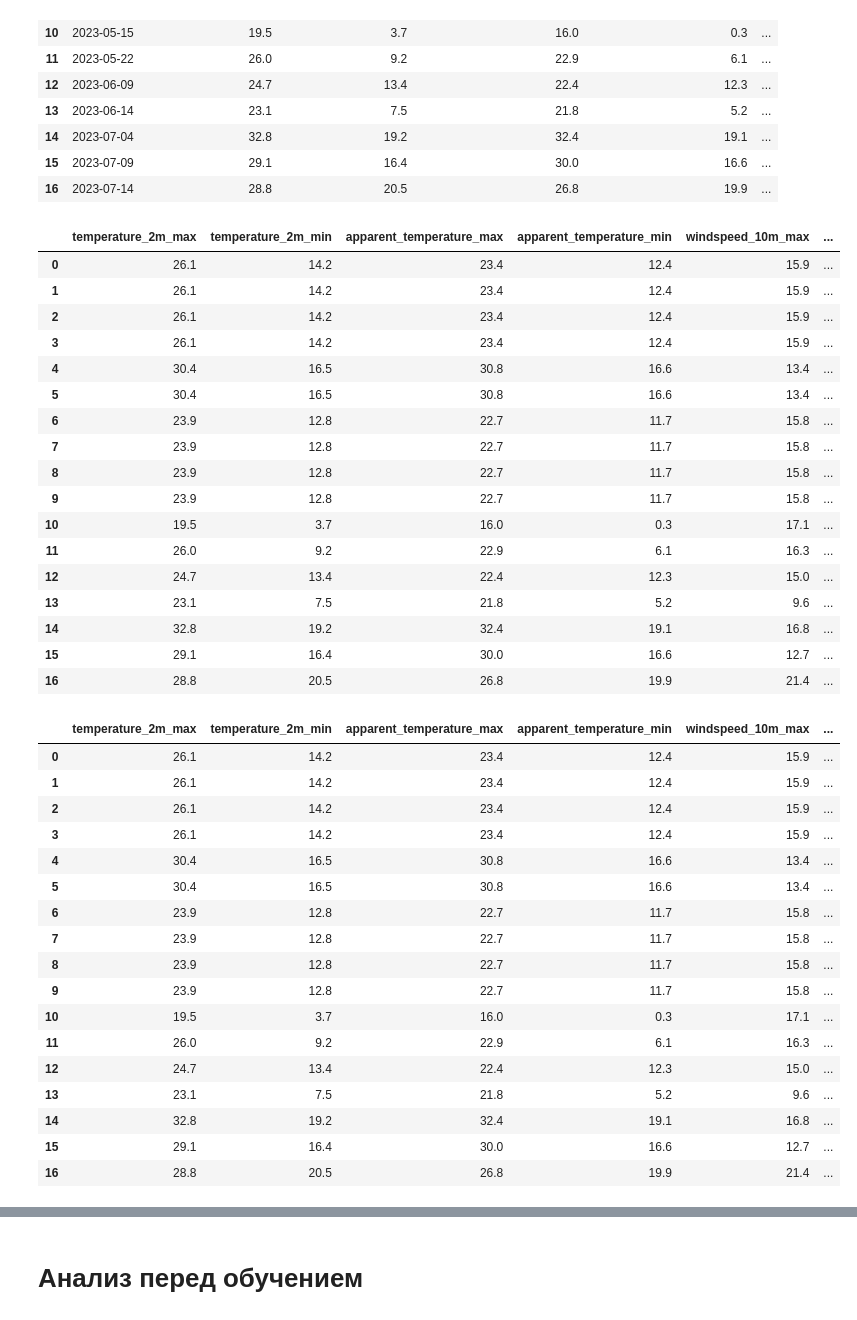
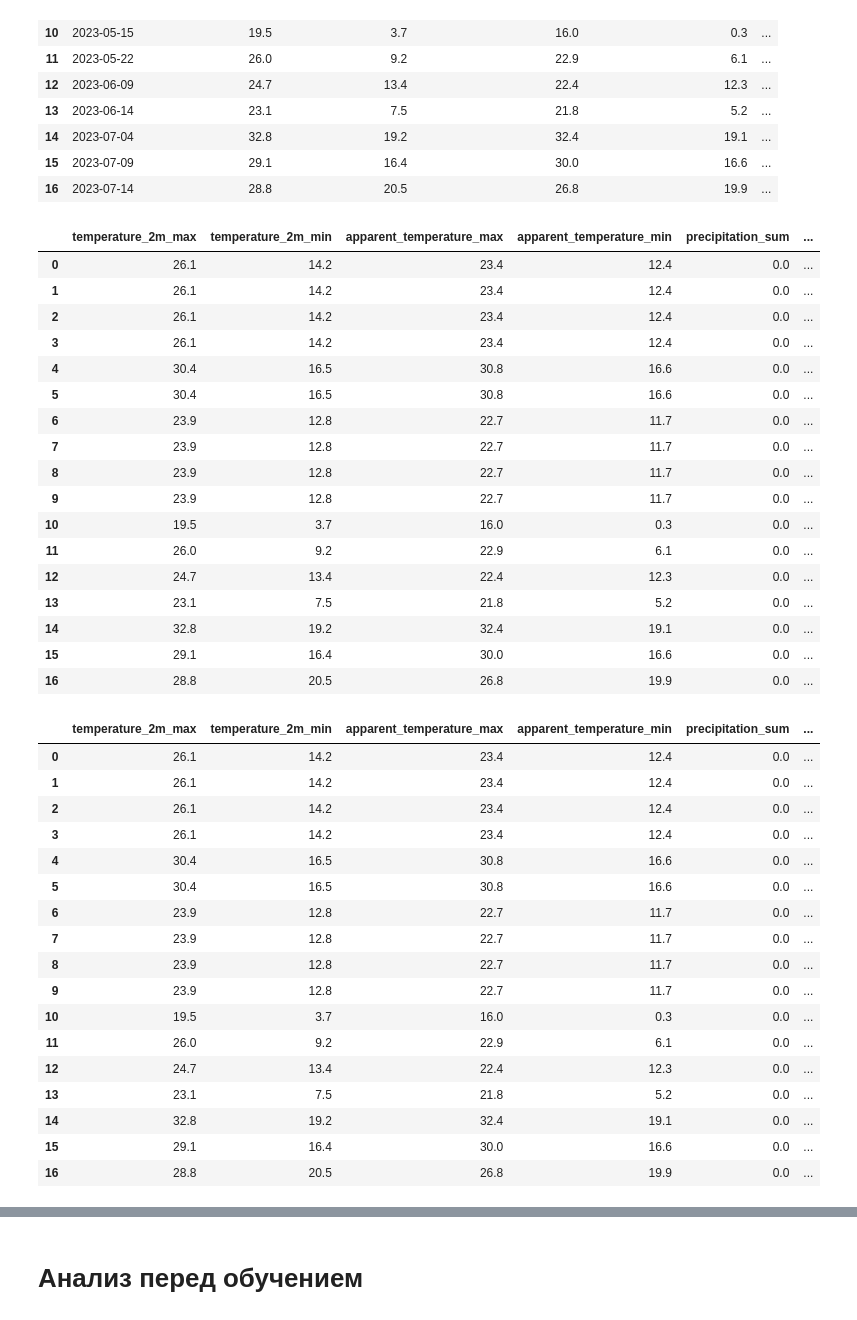
Before and after one commit to Yerlan999/CowsGPSTracker-KazATU, a Jupyter notebook: new_modules/SentinelHub Based Analysis (Ground Data vs Index Comparision) + Weather Data.ipynb, the cells around one changed output, grey strips where cells are left out. Saved outputs shown, nothing was run; the diff lists cells and outputs as text; code cells hidden in the pictures.

```diff
--- a/new_modules/SentinelHub Based Analysis (Ground Data vs Index Comparision) + Weather Data.ipynb
+++ b/new_modules/SentinelHub Based Analysis (Ground Data vs Index Comparision) + Weather Data.ipynb
@@ -801,47 +801,47 @@ weather_df
 | 15 | 2023-07-09 | 29.1 | 16.4 | 30.0 | 16.6 | ... |
 | 16 | 2023-07-14 | 28.8 | 20.5 | 26.8 | 19.9 | ... |
 # %%
-weather_df.drop(columns=["time", "sunrise", "sunset", "weathercode", "precipitation_sum", "rain_sum", "snowfall_sum", "precipitation_hours",], inplace=True)
+weather_df.drop(columns=["time", "sunrise", "sunset", "weathercode"], inplace=True)
 weather_df
 # %% [output]
-|  | temperature_2m_max | temperature_2m_min | apparent_temperature_max | apparent_temperature_min | windspeed_10m_max | ... |
-| 0 | 26.1 | 14.2 | 23.4 | 12.4 | 15.9 | ... |
-| 1 | 26.1 | 14.2 | 23.4 | 12.4 | 15.9 | ... |
-| 2 | 26.1 | 14.2 | 23.4 | 12.4 | 15.9 | ... |
-| 3 | 26.1 | 14.2 | 23.4 | 12.4 | 15.9 | ... |
-| 4 | 30.4 | 16.5 | 30.8 | 16.6 | 13.4 | ... |
-| 5 | 30.4 | 16.5 | 30.8 | 16.6 | 13.4 | ... |
-| 6 | 23.9 | 12.8 | 22.7 | 11.7 | 15.8 | ... |
-| 7 | 23.9 | 12.8 | 22.7 | 11.7 | 15.8 | ... |
-| 8 | 23.9 | 12.8 | 22.7 | 11.7 | 15.8 | ... |
-| 9 | 23.9 | 12.8 | 22.7 | 11.7 | 15.8 | ... |
-| 10 | 19.5 | 3.7 | 16.0 | 0.3 | 17.1 | ... |
-| 11 | 26.0 | 9.2 | 22.9 | 6.1 | 16.3 | ... |
-| 12 | 24.7 | 13.4 | 22.4 | 12.3 | 15.0 | ... |
-| 13 | 23.1 | 7.5 | 21.8 | 5.2 | 9.6 | ... |
-| 14 | 32.8 | 19.2 | 32.4 | 19.1 | 16.8 | ... |
-| 15 | 29.1 | 16.4 | 30.0 | 16.6 | 12.7 | ... |
-| 16 | 28.8 | 20.5 | 26.8 | 19.9 | 21.4 | ... |
+|  | temperature_2m_max | temperature_2m_min | apparent_temperature_max | apparent_temperature_min | precipitation_sum | ... |
+| 0 | 26.1 | 14.2 | 23.4 | 12.4 | 0.0 | ... |
+| 1 | 26.1 | 14.2 | 23.4 | 12.4 | 0.0 | ... |
+| 2 | 26.1 | 14.2 | 23.4 | 12.4 | 0.0 | ... |
+| 3 | 26.1 | 14.2 | 23.4 | 12.4 | 0.0 | ... |
+| 4 | 30.4 | 16.5 | 30.8 | 16.6 | 0.0 | ... |
+| 5 | 30.4 | 16.5 | 30.8 | 16.6 | 0.0 | ... |
+| 6 | 23.9 | 12.8 | 22.7 | 11.7 | 0.0 | ... |
+| 7 | 23.9 | 12.8 | 22.7 | 11.7 | 0.0 | ... |
+| 8 | 23.9 | 12.8 | 22.7 | 11.7 | 0.0 | ... |
+| 9 | 23.9 | 12.8 | 22.7 | 11.7 | 0.0 | ... |
+| 10 | 19.5 | 3.7 | 16.0 | 0.3 | 0.0 | ... |
+| 11 | 26.0 | 9.2 | 22.9 | 6.1 | 0.0 | ... |
+| 12 | 24.7 | 13.4 | 22.4 | 12.3 | 0.0 | ... |
+| 13 | 23.1 | 7.5 | 21.8 | 5.2 | 0.0 | ... |
+| 14 | 32.8 | 19.2 | 32.4 | 19.1 | 0.0 | ... |
+| 15 | 29.1 | 16.4 | 30.0 | 16.6 | 0.0 | ... |
+| 16 | 28.8 | 20.5 | 26.8 | 19.9 | 0.0 | ... |
 # %%
 training_df.drop(columns=["time"], inplace=True)
 input_df = pd.concat([weather_df, indices_df, training_df], axis=1)
 input_df
 # %% [output]
-|  | temperature_2m_max | temperature_2m_min | apparent_temperature_max | apparent_temperature_min | windspeed_10m_max | ... |
-| 0 | 26.1 | 14.2 | 23.4 | 12.4 | 15.9 | ... |
-| 1 | 26.1 | 14.2 | 23.4 | 12.4 | 15.9 | ... |
-| 2 | 26.1 | 14.2 | 23.4 | 12.4 | 15.9 | ... |
-| 3 | 26.1 | 14.2 | 23.4 | 12.4 | 15.9 | ... |
-| 4 | 30.4 | 16.5 | 30.8 | 16.6 | 13.4 | ... |
-| 5 | 30.4 | 16.5 | 30.8 | 16.6 | 13.4 | ... |
-| 6 | 23.9 | 12.8 | 22.7 | 11.7 | 15.8 | ... |
-| 7 | 23.9 | 12.8 | 22.7 | 11.7 | 15.8 | ... |
-| 8 | 23.9 | 12.8 | 22.7 | 11.7 | 15.8 | ... |
-| 9 | 23.9 | 12.8 | 22.7 | 11.7 | 15.8 | ... |
-| 10 | 19.5 | 3.7 | 16.0 | 0.3 | 17.1 | ... |
-| 11 | 26.0 | 9.2 | 22.9 | 6.1 | 16.3 | ... |
-| 12 | 24.7 | 13.4 | 22.4 | 12.3 | 15.0 | ... |
-| 13 | 23.1 | 7.5 | 21.8 | 5.2 | 9.6 | ... |
-| 14 | 32.8 | 19.2 | 32.4 | 19.1 | 16.8 | ... |
-| 15 | 29.1 | 16.4 | 30.0 | 16.6 | 12.7 | ... |
-| 16 | 28.8 | 20.5 | 26.8 | 19.9 | 21.4 | ... |
+|  | temperature_2m_max | temperature_2m_min | apparent_temperature_max | apparent_temperature_min | precipitation_sum | ... |
+| 0 | 26.1 | 14.2 | 23.4 | 12.4 | 0.0 | ... |
+| 1 | 26.1 | 14.2 | 23.4 | 12.4 | 0.0 | ... |
+| 2 | 26.1 | 14.2 | 23.4 | 12.4 | 0.0 | ... |
+| 3 | 26.1 | 14.2 | 23.4 | 12.4 | 0.0 | ... |
+| 4 | 30.4 | 16.5 | 30.8 | 16.6 | 0.0 | ... |
+| 5 | 30.4 | 16.5 | 30.8 | 16.6 | 0.0 | ... |
+| 6 | 23.9 | 12.8 | 22.7 | 11.7 | 0.0 | ... |
+| 7 | 23.9 | 12.8 | 22.7 | 11.7 | 0.0 | ... |
+| 8 | 23.9 | 12.8 | 22.7 | 11.7 | 0.0 | ... |
+| 9 | 23.9 | 12.8 | 22.7 | 11.7 | 0.0 | ... |
+| 10 | 19.5 | 3.7 | 16.0 | 0.3 | 0.0 | ... |
+| 11 | 26.0 | 9.2 | 22.9 | 6.1 | 0.0 | ... |
+| 12 | 24.7 | 13.4 | 22.4 | 12.3 | 0.0 | ... |
+| 13 | 23.1 | 7.5 | 21.8 | 5.2 | 0.0 | ... |
+| 14 | 32.8 | 19.2 | 32.4 | 19.1 | 0.0 | ... |
+| 15 | 29.1 | 16.4 | 30.0 | 16.6 | 0.0 | ... |
+| 16 | 28.8 | 20.5 | 26.8 | 19.9 | 0.0 | ... |
```
Also changed, not shown: parts of 11 cells of this notebook, 1 other file.
